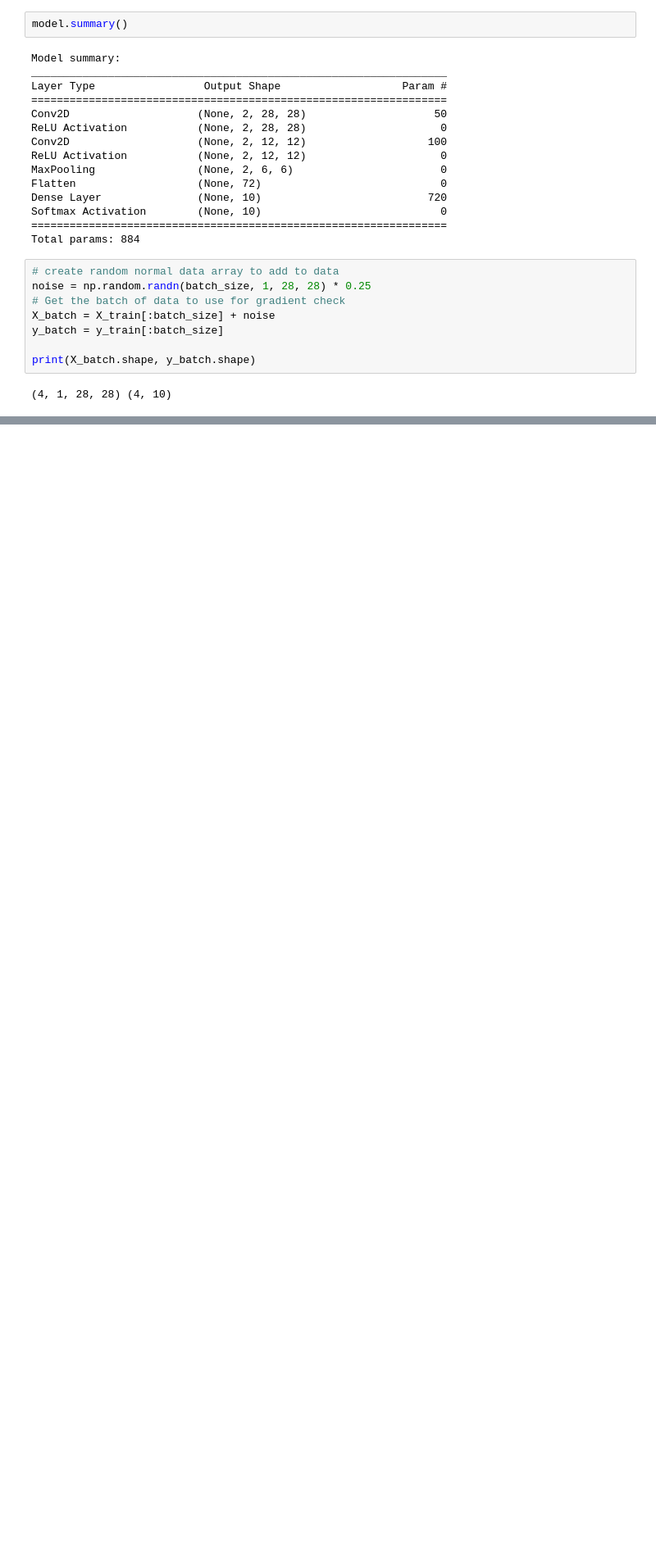
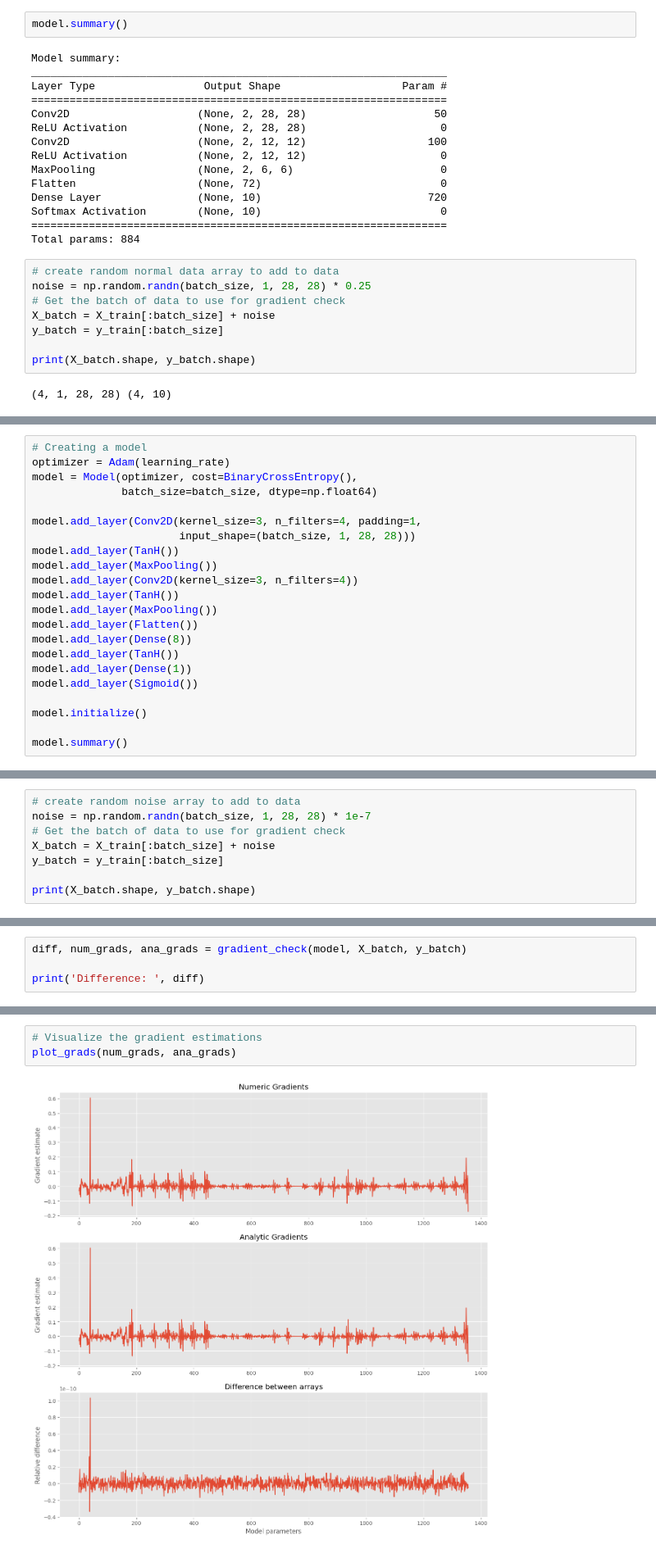
Before and after one commit to Caff1982/DeepThink, a Jupyter notebook: examples/Gradient Checking.ipynb, the cells around one changed output, grey strips where cells are left out. Shown: that part at 82% size. Saved outputs shown, nothing was run; the diff lists cells and outputs as text; blank space fills up the shorter version.

Commit message:
Added binary-crossentropy and refactoring

```diff
--- a/examples/Gradient Checking.ipynb
+++ b/examples/Gradient Checking.ipynb
@@ -407,0 +438,22 @@ plot_grads(num_grads, ana_grads)
+# %%
+# Creating a model
+optimizer = Adam(learning_rate)
+model = Model(optimizer, cost=BinaryCrossEntropy(),
+              batch_size=batch_size, dtype=np.float64)
+
+model.add_layer(Conv2D(kernel_size=3, n_filters=4, padding=1,
+                       input_shape=(batch_size, 1, 28, 28)))
+model.add_layer(TanH())
+model.add_layer(MaxPooling())
+model.add_layer(Conv2D(kernel_size=3, n_filters=4))
+model.add_layer(TanH())
+model.add_layer(MaxPooling())
+model.add_layer(Flatten())
+model.add_layer(Dense(8))
+model.add_layer(TanH())
+model.add_layer(Dense(1))
+model.add_layer(Sigmoid())
+
+model.initialize()
+
+model.summary()
@@ -407,0 +478,8 @@ plot_grads(num_grads, ana_grads)
+# %%
+# create random noise array to add to data
+noise = np.random.randn(batch_size, 1, 28, 28) * 1e-7
+# Get the batch of data to use for gradient check
+X_batch = X_train[:batch_size] + noise
+y_batch = y_train[:batch_size]
+
+print(X_batch.shape, y_batch.shape)
@@ -407,0 +488,4 @@ plot_grads(num_grads, ana_grads)
+# %%
+diff, num_grads, ana_grads = gradient_check(model, X_batch, y_batch)
+
+print('Difference: ', diff)
@@ -407,0 +496,5 @@ plot_grads(num_grads, ana_grads)
+# %%
+# Visualize the gradient estimations
+plot_grads(num_grads, ana_grads)
+# %% [output]
+[figure, added]
```
Also changed, not shown: parts of 18 cells of this notebook, 6 other files.
